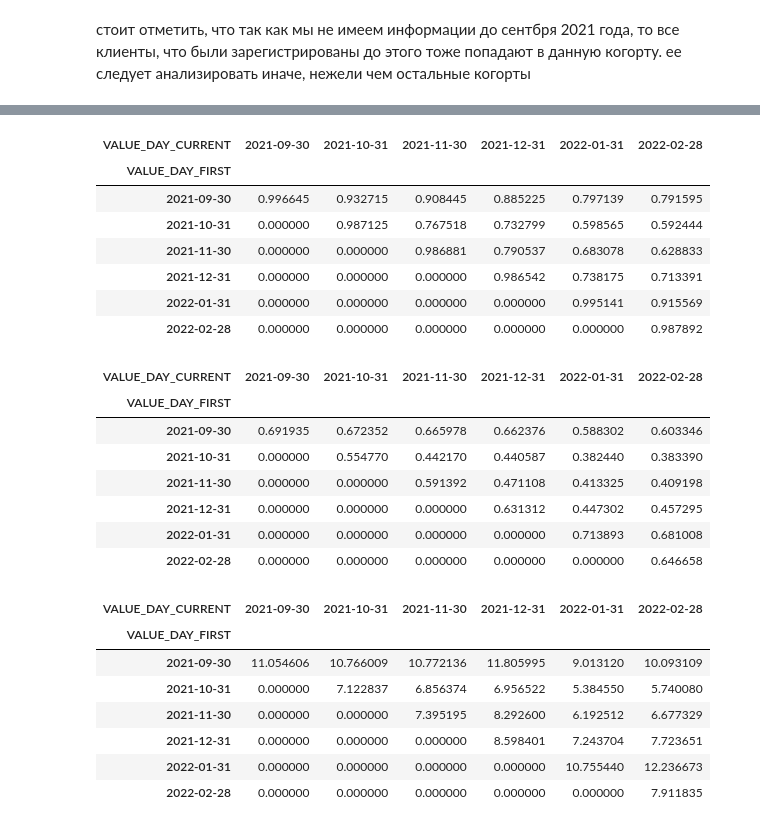
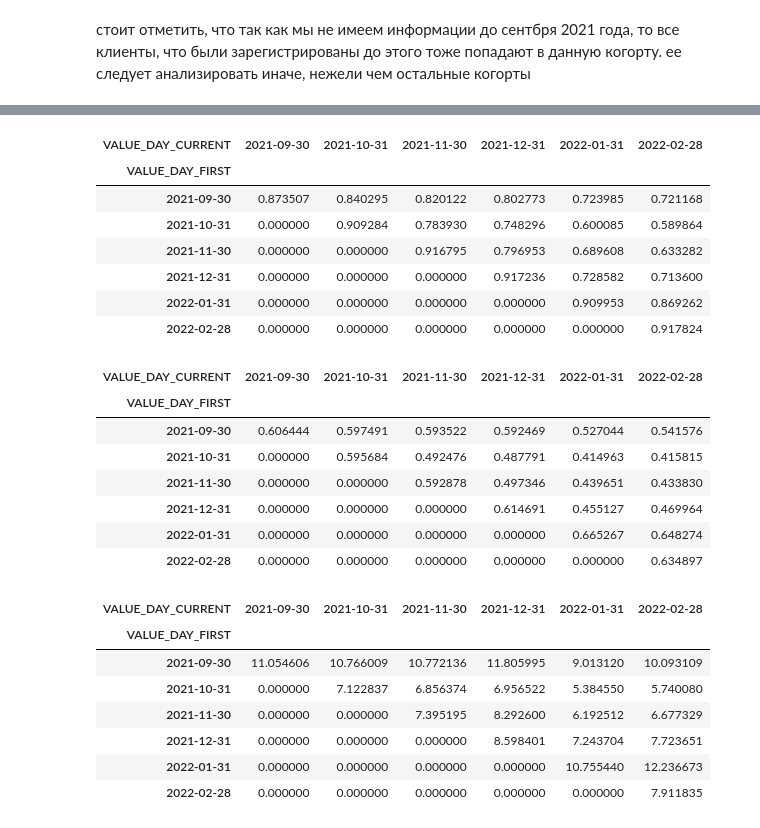
Before and after one commit to Tigran28102003/personal_projects, a Jupyter notebook: alpha_test/alpha_test.ipynb, the cells around one changed output, grey strips where cells are left out. Drawn from its saved outputs; the diff is of its cells as text; code cells hidden in the pictures.

```diff
--- a/alpha_test/alpha_test.ipynb
+++ b/alpha_test/alpha_test.ipynb
@@ -18,6 +18,7 @@ df = pd.read_csv(
 )
 
 df.VALUE_DAY = df.VALUE_DAY.dt.date
+df.fillna(0, inplace=True)
 
 df.head()
 # %% [output]
@@ -27,14 +28,6 @@ df.head()
 | 2 | 4271531990 | 2021-09-30 | 2.00 | 0.00 | 0.00 |
 | 3 | 3949165697 | 2021-09-30 | 15.00 | 4.00 | 5.00 |
 | 4 | 1926920317 | 2021-09-30 | 3.00 | 0.00 | 0.00 |
-# %%
-# убедимся, что действительно когда в одной колонке пустое значение, то так везде, дабы быть спокойны, что не терям ничего
-
-list(df[df['TRAN_ACTIVE_30_CNT'].isna()].index) == list(df[df['OPER_ACTIVE_30_CNT'].isna()].index) == list(df[df['DIGITAL_30_CNT'].isna()].index) # True
-
-# теперь можем спокойно дропать nan
-
-df.drop_duplicates(ignore_index=True).dropna(inplace=True, ignore_index=True)
 # %% [markdown]
 Описание полей (названий столбцов):
 
@@ -53,8 +46,15 @@ dfc = df.merge(
     ,left_index=True
     ,right_index=True
     ,suffixes=['_CURRENT', '_FIRST']
-).astype({'VALUE_DAY_CURRENT': 'datetime64[ns]', 'VALUE_DAY_FIRST': 'datetime64[ns]'})
+).astype({'VALUE_DAY_CURRENT': 'datetime64[ns]',
+          'VALUE_DAY_FIRST': 'datetime64[ns]'})
 
+dfc.VALUE_DAY_CURRENT = dfc.VALUE_DAY_CURRENT.dt.date
+dfc.VALUE_DAY_FIRST = dfc.VALUE_DAY_FIRST.dt.date
+
+dfc['just_act'] = 1 * ((dfc['DIGITAL_30_CNT'] > 0) |
+                       (dfc['TRAN_ACTIVE_30_CNT'] > 0) |
+                       (dfc['OPER_ACTIVE_30_CNT'] > 0))
 dfc['digital_act'] = 1 * (dfc['DIGITAL_30_CNT'] > 0)
 dfc['trans_act'] = 1 * (dfc['TRAN_ACTIVE_30_CNT'] > 0)
 dfc['oper_act'] = 1 * (dfc['OPER_ACTIVE_30_CNT'] > 0)
@@ -76,0 +88,4 @@ dfc
+# %%
+dfc['client_lines'] = dfc.groupby('CLIENT_ID').CLIENT_ID.transform('count')
+
+dfc[(dfc['client_lines'] < 6) & (dfc['VALUE_DAY_FIRST'] == date(2021, 9, 30))]
@@ -207,24 +280,24 @@ dfc.describe()
 # %%
 # активные клиенты приложения
 # активный клиент - хотя бы раз зашел в приложение за отчетный период
 
-dfc[dfc.DIGITAL_30_CNT > 0].pivot_table(
+dfc[dfc.digital_act == 1].pivot_table(
     index='VALUE_DAY_FIRST',
     columns='VALUE_DAY_CURRENT',
     values='CLIENT_ID',
     aggfunc=pd.Series.nunique
 ).div(
     dfc.groupby('VALUE_DAY_FIRST')['CLIENT_ID'].nunique(), axis=0
 ).fillna(0).style.background_gradient(cmap='viridis', axis=1)
 # %% [output]
 | VALUE_DAY_CURRENT | 2021-09-30 | 2021-10-31 | 2021-11-30 | 2021-12-31 | 2022-01-31 | 2022-02-28 |
 | VALUE_DAY_FIRST |  |  |  |  |  |  |
-| 2021-09-30 | 0.996645 | 0.932715 | 0.908445 | 0.885225 | 0.797139 | 0.791595 |
-| 2021-10-31 | 0.000000 | 0.987125 | 0.767518 | 0.732799 | 0.598565 | 0.592444 |
-| 2021-11-30 | 0.000000 | 0.000000 | 0.986881 | 0.790537 | 0.683078 | 0.628833 |
-| 2021-12-31 | 0.000000 | 0.000000 | 0.000000 | 0.986542 | 0.738175 | 0.713391 |
-| 2022-01-31 | 0.000000 | 0.000000 | 0.000000 | 0.000000 | 0.995141 | 0.915569 |
-| 2022-02-28 | 0.000000 | 0.000000 | 0.000000 | 0.000000 | 0.000000 | 0.987892 |
+| 2021-09-30 | 0.873507 | 0.840295 | 0.820122 | 0.802773 | 0.723985 | 0.721168 |
+| 2021-10-31 | 0.000000 | 0.909284 | 0.783930 | 0.748296 | 0.600085 | 0.589864 |
+| 2021-11-30 | 0.000000 | 0.000000 | 0.916795 | 0.796953 | 0.689608 | 0.633282 |
+| 2021-12-31 | 0.000000 | 0.000000 | 0.000000 | 0.917236 | 0.728582 | 0.713600 |
+| 2022-01-31 | 0.000000 | 0.000000 | 0.000000 | 0.000000 | 0.909953 | 0.869262 |
+| 2022-02-28 | 0.000000 | 0.000000 | 0.000000 | 0.000000 | 0.000000 | 0.917824 |
 # %%
 # транзакционно активные клиенты
 # транзакционно активный клиент - хотя бы раз зашел совершил транзакцию за отчетный период
@@ -240,12 +313,12 @@ dfc[dfc.TRAN_ACTIVE_30_CNT > 0].pivot_table(
 # %% [output]
 | VALUE_DAY_CURRENT | 2021-09-30 | 2021-10-31 | 2021-11-30 | 2021-12-31 | 2022-01-31 | 2022-02-28 |
 | VALUE_DAY_FIRST |  |  |  |  |  |  |
-| 2021-09-30 | 0.691935 | 0.672352 | 0.665978 | 0.662376 | 0.588302 | 0.603346 |
-| 2021-10-31 | 0.000000 | 0.554770 | 0.442170 | 0.440587 | 0.382440 | 0.383390 |
-| 2021-11-30 | 0.000000 | 0.000000 | 0.591392 | 0.471108 | 0.413325 | 0.409198 |
-| 2021-12-31 | 0.000000 | 0.000000 | 0.000000 | 0.631312 | 0.447302 | 0.457295 |
-| 2022-01-31 | 0.000000 | 0.000000 | 0.000000 | 0.000000 | 0.713893 | 0.681008 |
-| 2022-02-28 | 0.000000 | 0.000000 | 0.000000 | 0.000000 | 0.000000 | 0.646658 |
+| 2021-09-30 | 0.606444 | 0.597491 | 0.593522 | 0.592469 | 0.527044 | 0.541576 |
+| 2021-10-31 | 0.000000 | 0.595684 | 0.492476 | 0.487791 | 0.414963 | 0.415815 |
+| 2021-11-30 | 0.000000 | 0.000000 | 0.592878 | 0.497346 | 0.439651 | 0.433830 |
+| 2021-12-31 | 0.000000 | 0.000000 | 0.000000 | 0.614691 | 0.455127 | 0.469964 |
+| 2022-01-31 | 0.000000 | 0.000000 | 0.000000 | 0.000000 | 0.665267 | 0.648274 |
+| 2022-02-28 | 0.000000 | 0.000000 | 0.000000 | 0.000000 | 0.000000 | 0.634897 |
 # %%
 # stickness для всех представленных клиентов
 
```
Also changed, not shown: parts of 17 cells of this notebook, 1 other file.
